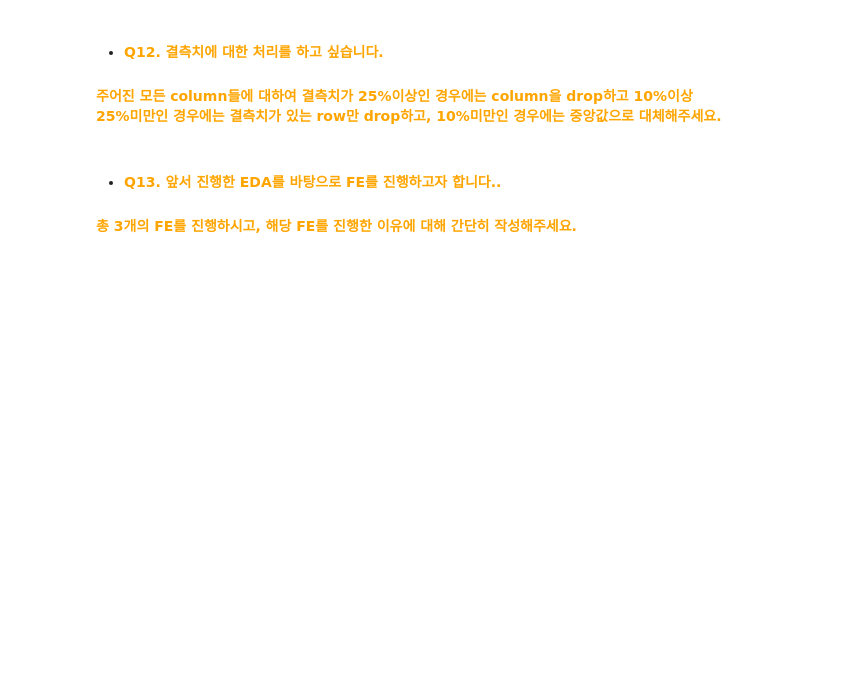
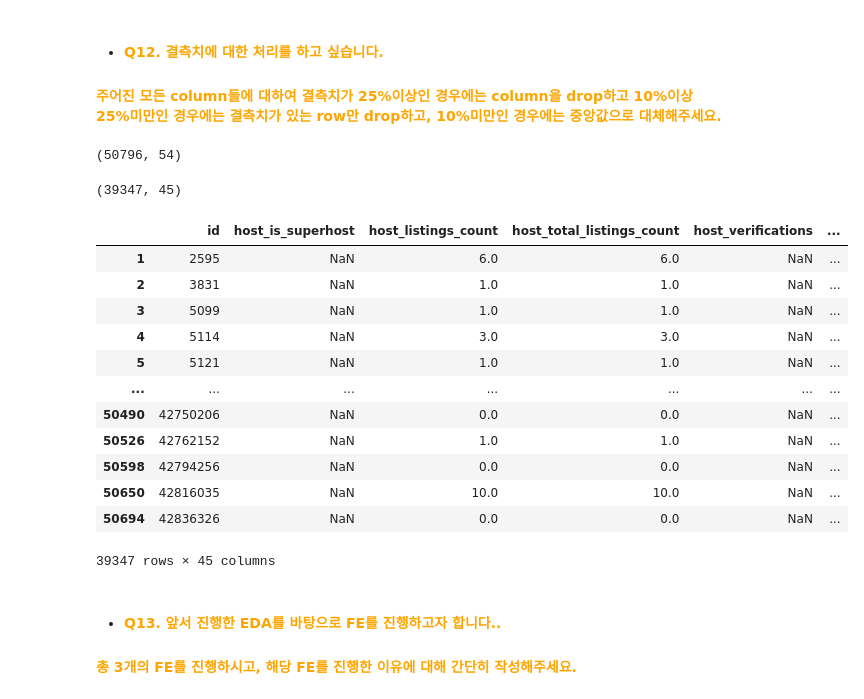
Before and after one commit to gina261/Ybigta_assignment, a Jupyter notebook: 0109_EDA+FE/EDA_FE_assign.ipynb, the cells around one changed output. Saved outputs shown, nothing was run; the diff lists cells and outputs as text; code cells hidden in the pictures; blank space fills up the shorter version.

```diff
--- a/0109_EDA+FE/EDA_FE_assign.ipynb
+++ b/0109_EDA+FE/EDA_FE_assign.ipynb
@@ -275,3 +273,53 @@ df = pd.read_csv('./Data/airbnb_listings.csv', index_col=0)
+# %%
+#Q12
+
+def handle_null(df):
+    # 각 column 결측치 비율
+    null_rate = df.isnull().mean()
+
+    # 결측치 25% 이상
+    col_to_drop = null_rate[null_rate >= 0.25].index
+    df = df.drop(columns=col_to_drop)
+
+    # 결측치 10% ~ 25%
+    row_to_drop = df[df.isnull().sum(axis=1) >= 0.1 * df.shape[1]].index
+    df = df.drop(index=row_to_drop)
+
+    # 결측치 10% 미만
+    columns_to_impute = null_rate[(null_rate < 0.1) & (null_rate > 0)].index
+    for column in columns_to_impute:
+        # 숫자가 아닌 값들은 NaN으로 변환
+        df[column] = pd.to_numeric(df[column], errors='coerce')
+        # 중앙값 계산
+        median_value = df[column].median()
+        # 중앙값이 NaN이 아니면 결측치 대체
+        if not pd.isna(median_value):
+            df[column].fillna(median_value, inplace=True)
+
+
+    return df
+
+
+new = handle_null(df)
+display(df.shape)
+display(new.shape)
+new
+# %% [output]
+(50796, 54)
+(39347, 45)
+|  | id | host_is_superhost | host_listings_count | host_total_listings_count | host_verifications | ... |
+| 1 | 2595 | NaN | 6.0 | 6.0 | NaN | ... |
+| 2 | 3831 | NaN | 1.0 | 1.0 | NaN | ... |
+| 3 | 5099 | NaN | 1.0 | 1.0 | NaN | ... |
+| 4 | 5114 | NaN | 3.0 | 3.0 | NaN | ... |
+| 5 | 5121 | NaN | 1.0 | 1.0 | NaN | ... |
+| ... | ... | ... | ... | ... | ... | ... |
+| 50490 | 42750206 | NaN | 0.0 | 0.0 | NaN | ... |
+| 50526 | 42762152 | NaN | 1.0 | 1.0 | NaN | ... |
+| 50598 | 42794256 | NaN | 0.0 | 0.0 | NaN | ... |
+| 50650 | 42816035 | NaN | 10.0 | 10.0 | NaN | ... |
+| 50694 | 42836326 | NaN | 0.0 | 0.0 | NaN | ... |
+39347 rows × 45 columns
 # %% [markdown]
 - #### <font color='orange'> Q13. 앞서 진행한 EDA를 바탕으로 FE를 진행하고자 합니다..
 #### <font color='orange'> 총 3개의 FE를 진행하시고, 해당 FE를 진행한 이유에 대해 **간단히** 작성해주세요.
```
Also changed, not shown: parts of 1 cell of this notebook.
